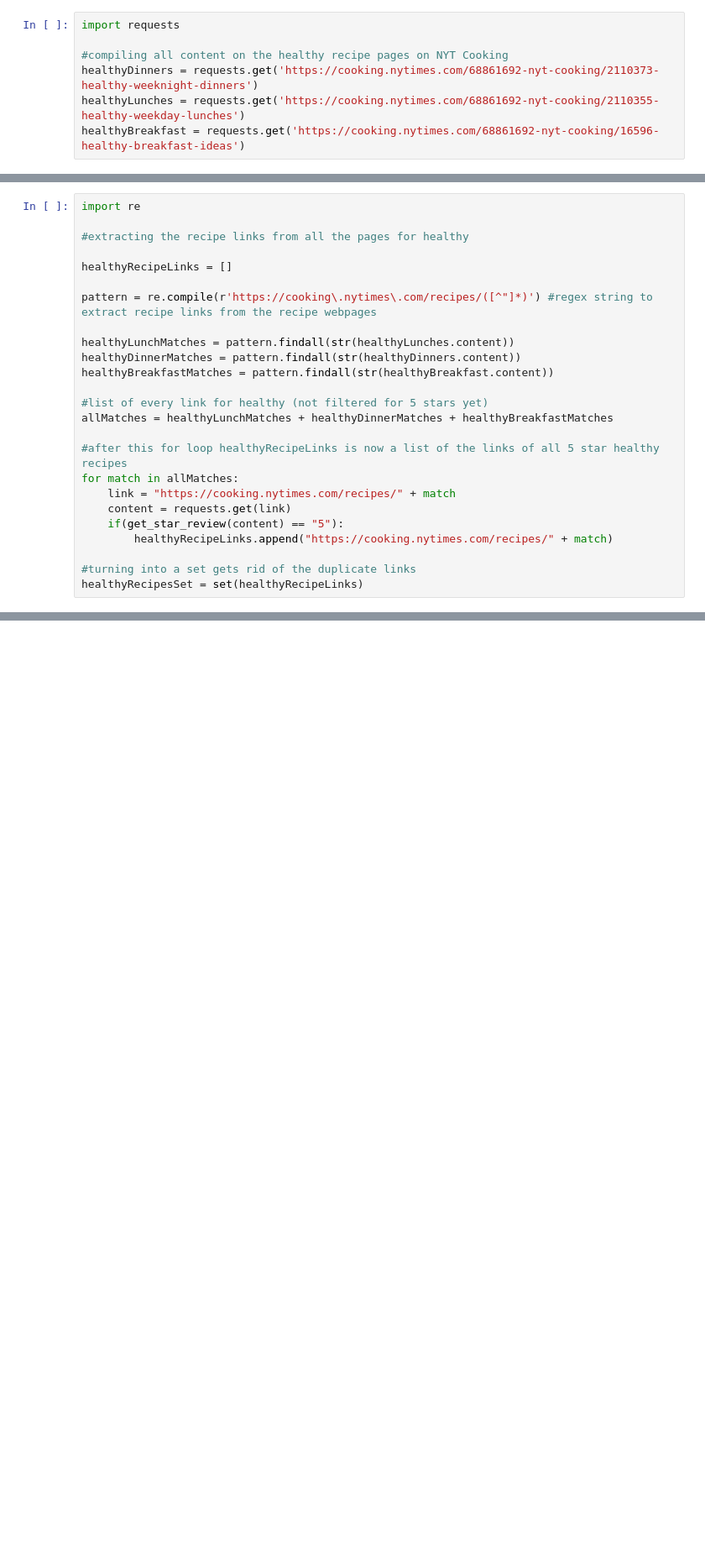
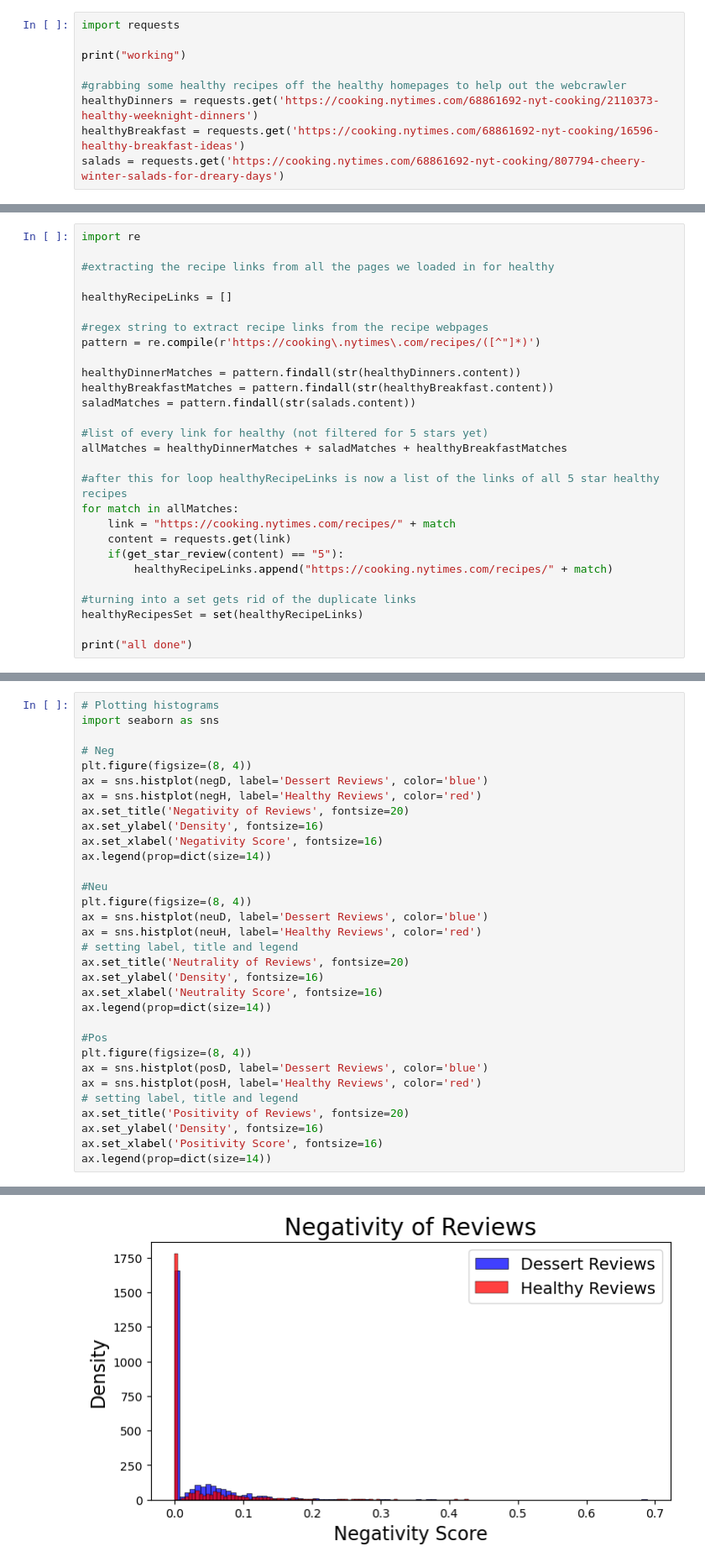
Before and after one commit to DISBigData/NYT-Recipe-Sentiment-Analysis, a Jupyter notebook: final_project.ipynb, the cells around one changed output, grey strips where cells are left out. Shown at 84% size. Saved outputs shown, nothing was run; the diff lists cells and outputs as text; blank space fills up the shorter version.

Commit message:
helper functions and images

```diff
--- a/final_project.ipynb
+++ b/final_project.ipynb
@@ -1,7 +32,9 @@
 # %%
 import requests
 
-#compiling all content on the healthy recipe pages on NYT Cooking
+print("working")
+
+#grabbing some healthy recipes off the healthy homepages to help out the webcrawler
 healthyDinners = requests.get('https://cooking.nytimes.com/68861692-nyt-cooking/2110373-healthy-weeknight-dinners')
-healthyLunches = requests.get('https://cooking.nytimes.com/68861692-nyt-cooking/2110355-healthy-weekday-lunches')
 healthyBreakfast = requests.get('https://cooking.nytimes.com/68861692-nyt-cooking/16596-healthy-breakfast-ideas')
+salads = requests.get('https://cooking.nytimes.com/68861692-nyt-cooking/807794-cheery-winter-salads-for-dreary-days')
@@ -8,18 +43,19 @@ healthyBreakfast = requests.get('https://cooking.nytimes.com/68861692-nyt-cookin
 # %%
 import re
 
-#extracting the recipe links from all the pages for healthy
+#extracting the recipe links from all the pages we loaded in for healthy
 
 healthyRecipeLinks = []
 
-pattern = re.compile(r'https://cooking\.nytimes\.com/recipes/([^"]*)') #regex string to extract recipe links from the recipe webpages
+#regex string to extract recipe links from the recipe webpages
+pattern = re.compile(r'https://cooking\.nytimes\.com/recipes/([^"]*)')
 
-healthyLunchMatches = pattern.findall(str(healthyLunches.content))
 healthyDinnerMatches = pattern.findall(str(healthyDinners.content))
 healthyBreakfastMatches = pattern.findall(str(healthyBreakfast.content))
+saladMatches = pattern.findall(str(salads.content))
 
 #list of every link for healthy (not filtered for 5 stars yet)
-allMatches = healthyLunchMatches + healthyDinnerMatches + healthyBreakfastMatches
+allMatches = healthyDinnerMatches + saladMatches + healthyBreakfastMatches
 
 #after this for loop healthyRecipeLinks is now a list of the links of all 5 star healthy recipes
 for match in allMatches:
@@ -30,3 +66,5 @@ for match in allMatches:
 
 #turning into a set gets rid of the duplicate links
 healthyRecipesSet = set(healthyRecipeLinks)
+
+print("all done")
@@ -239,0 +361,33 @@ def get_review_text(websiteData): #returns a string of all reviews for a dish
+# %%
+# Plotting histograms
+import seaborn as sns
+
+# Neg
+plt.figure(figsize=(8, 4))
+ax = sns.histplot(negD, label='Dessert Reviews', color='blue')
+ax = sns.histplot(negH, label='Healthy Reviews', color='red')
+ax.set_title('Negativity of Reviews', fontsize=20)
+ax.set_ylabel('Density', fontsize=16)
+ax.set_xlabel('Negativity Score', fontsize=16)
+ax.legend(prop=dict(size=14))
+
+#Neu
+plt.figure(figsize=(8, 4))
+ax = sns.histplot(neuD, label='Dessert Reviews', color='blue')
+ax = sns.histplot(neuH, label='Healthy Reviews', color='red')
+# setting label, title and legend
+ax.set_title('Neutrality of Reviews', fontsize=20)
+ax.set_ylabel('Density', fontsize=16)
+ax.set_xlabel('Neutrality Score', fontsize=16)
+ax.legend(prop=dict(size=14))
+
+#Pos
+plt.figure(figsize=(8, 4))
+ax = sns.histplot(posD, label='Dessert Reviews', color='blue')
+ax = sns.histplot(posH, label='Healthy Reviews', color='red')
+# setting label, title and legend
+ax.set_title('Positivity of Reviews', fontsize=20)
+ax.set_ylabel('Density', fontsize=16)
+ax.set_xlabel('Positivity Score', fontsize=16)
+ax.legend(prop=dict(size=14))
+# %% [output]
@@ -239,0 +395 @@ def get_review_text(websiteData): #returns a string of all reviews for a dish
+[figure, added]
```
Also changed, not shown: parts of 26 cells of this notebook, 2 other files.
